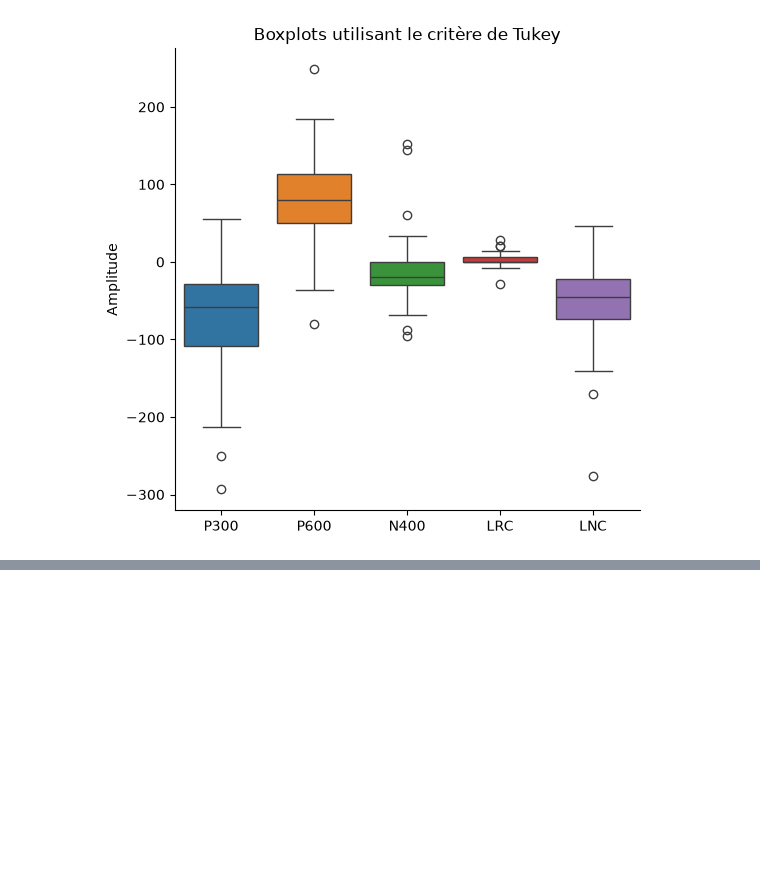
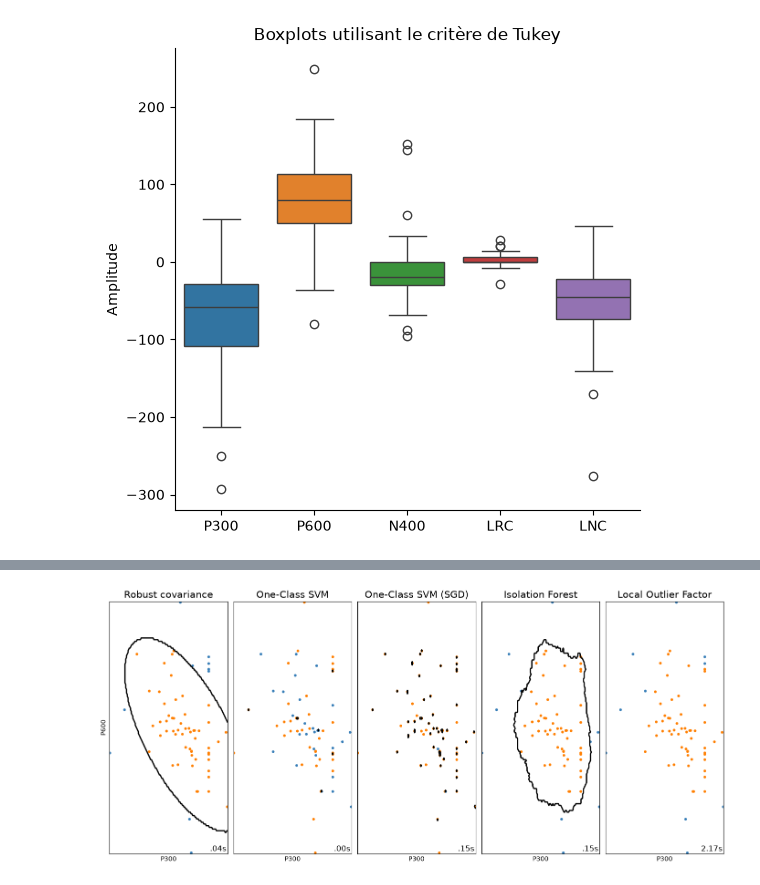
Before and after one commit to Melanie-BarbosaGrange/ProjetNR, a Jupyter notebook: test.ipynb, the cells around one changed output, grey strips where cells are left out. Drawn from its saved outputs; the diff is of its cells as text; code cells hidden in the pictures; blank space fills up the shorter version.

```diff
--- a/test.ipynb
+++ b/test.ipynb
@@ -150,0 +141,87 @@ Text(0.5, 1.0, 'Scaled data')
+# %%
+from sklearn.covariance import EllipticEnvelope
+from sklearn.ensemble import IsolationForest
+from sklearn.linear_model import SGDOneClassSVM
+from sklearn.kernel_approximation import Nystroem
+from sklearn.pipeline import make_pipeline
+from sklearn.neighbors import LocalOutlierFactor
+from sklearn.svm import OneClassSVM
+
+matplotlib.rcParams["contour.negative_linestyle"] = "solid"
+
+# --- Extraction des données ---
+X = imputed[["P300", "P600"]].to_numpy()
+
+# Proportion attendue d'outliers (à ajuster selon ton cas)
+outliers_fraction = 0.15
+
+# --- Définition des algorithmes ---
+anomaly_algorithms = [
+    ("Robust covariance", EllipticEnvelope(contamination=outliers_fraction, random_state=42)),
+    ("One-Class SVM", OneClassSVM(nu=outliers_fraction, kernel="rbf", gamma=0.1)),
+    (
+        "One-Class SVM (SGD)",
+        make_pipeline(
+            Nystroem(gamma=0.1, random_state=42, n_components=150),
+            SGDOneClassSVM(
+                nu=outliers_fraction,
+                shuffle=True,
+                fit_intercept=True,
+                random_state=42,
+                tol=1e-6,
+            ),
+        ),
+    ),
+    ("Isolation Forest", IsolationForest(contamination=outliers_fraction, random_state=42)),
+    ("Local Outlier Factor", LocalOutlierFactor(n_neighbors=35, contamination=outliers_fraction)),
+]
+
+# --- Grille pour les frontières de décision, basée sur les vraies valeurs min/max ---
+x_min, x_max = X[:, 0].min() - 1, X[:, 0].max() + 1
+y_min, y_max = X[:, 1].min() - 1, X[:, 1].max() + 1
+xx, yy = np.meshgrid(np.linspace(x_min, x_max, 150), np.linspace(y_min, y_max, 150))
+
+# --- Affichage ---
+plt.figure(figsize=(len(anomaly_algorithms) * 2 + 4, 6.5))
+plt.subplots_adjust(left=0.02, right=0.98, bottom=0.05, top=0.9, wspace=0.05, hspace=0.01)
+
+plot_num = 1
+
+for name, algorithm in anomaly_algorithms:
+    t0 = time.time()
+
+    if name == "Local Outlier Factor":
+        y_pred = algorithm.fit_predict(X)
+    else:
+        y_pred = algorithm.fit(X).predict(X)
+
+    t1 = time.time()
+
+    plt.subplot(1, len(anomaly_algorithms), plot_num)
+    plt.title(name, size=15)
+
+    # Frontière de décision (sauf pour LOF, qui n'a pas de predict())
+    if name != "Local Outlier Factor":
+        Z = algorithm.predict(np.c_[xx.ravel(), yy.ravel()])
+        Z = Z.reshape(xx.shape)
+        plt.contour(xx, yy, Z, levels=[0], linewidths=2, colors="black")
+
+    colors = np.array(["#377eb8", "#ff7f00"])
+    plt.scatter(X[:, 0], X[:, 1], s=10, color=colors[(y_pred + 1) // 2])
+
+    plt.xlim(x_min, x_max)
+    plt.ylim(y_min, y_max)
+    plt.xlabel("P300")
+    if plot_num == 1:
+        plt.ylabel("P600")
+    plt.xticks(())
+    plt.yticks(())
+    plt.text(
+        0.99, 0.01, ("%.2fs" % (t1 - t0)).lstrip("0"),
+        transform=plt.gca().transAxes, size=12,
+        horizontalalignment="right",
+    )
+    plot_num += 1
+
+plt.show()
+# %% [output]
@@ -150,0 +230 @@ Text(0.5, 1.0, 'Scaled data')
+[figure, added]
```
Also changed, not shown: parts of 6 cells of this notebook.
